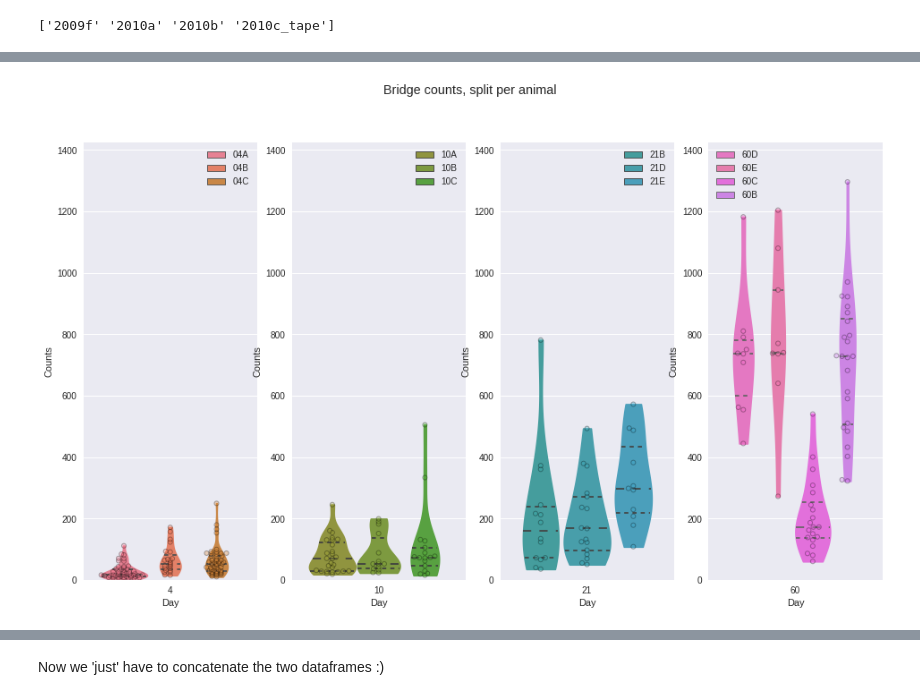
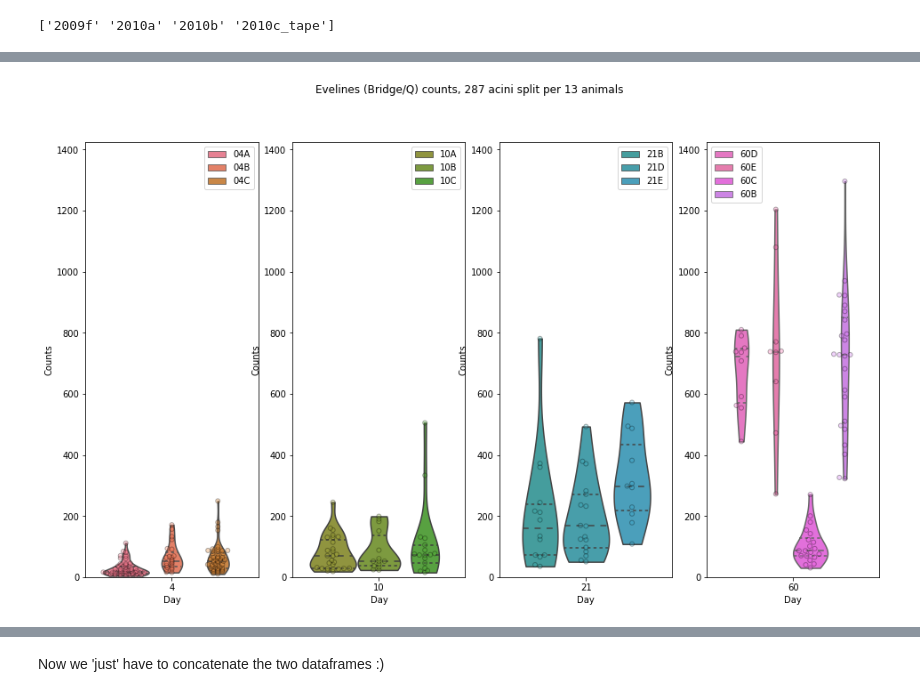
Before and after one commit to habi/acinar-analysis, a Jupyter notebook: Acinar and alveolar number.ipynb, the cells around one changed output, grey strips where cells are left out. Cells and saved outputs as stored; diff of their text form; code cells hidden in the pictures.

Commit message:
Correcting the counts of Eveline
Sometimes she counted every second frame, sometimes not

```diff
--- a/Acinar and alveolar number.ipynb
+++ b/Acinar and alveolar number.ipynb
@@ -130,4 +134,10 @@ Eveline.groupby(by=['Day', 'Animal'])['Counts'].describe()
 # %%
 # For D60, Eveline counted only half of the images, we thus double the 'counts'
-Eveline.loc[Eveline.Day == 60, 'Counts'] = 2 * Eveline['Counts']
+Eveline.loc[Eveline.Animal == '60B', 'Counts'] = 2 * Eveline['Counts']
+# For Animal 60C she counted *every* image, we thus don't double there!
+Eveline.loc[Eveline.Animal == '60D', 'Counts'] = 2 * Eveline['Counts']
+Eveline.loc[Eveline.Animal == '60E', 'Counts'] = 2 * Eveline['Counts']
+# For two acini (acinus 3 for 60D and acinus 12 for 60E) Eveline counted every image
+Eveline.loc[(Eveline.Animal == '60D') & (Eveline.Acinus == 3), 'Counts'] = 0.5 * Eveline['Counts']
+Eveline.loc[(Eveline.Animal == '60E') & (Eveline.Acinus == 12), 'Counts'] = 0.5 * Eveline['Counts']
 # The 'number of images' (read below) stays the same, since Eveline just skipped the images in STEPanizer!
@@ -151,0 +166,6 @@ Eveline.groupby(by=['Day', 'Animal'])['Counts'].describe()
+# %%
+# Describe counts
+for d in sorted(Eveline.Day.unique()):
+    print('Details of day %s' % d)
+    print(Eveline.loc[Eveline.Day == d].groupby(by=['Day', 'Animal'])['Counts'].describe())
+    print(80 *'-')
@@ -151,0 +190,4 @@ Eveline.groupby(by=['Day', 'Animal'])['Counts'].describe()
+# %%
+# What's the mean count for the days?
+for d in sorted(Eveline.Day.unique()):
+    print('The mean count (alveolar number) at day %02s is %6.2f' % (d, Eveline.loc[Eveline.Day == d]['Counts'].mean()))
@@ -246,8 +312,10 @@ We are loading all the data from /run/user/1000/gvfs/smb-share:server=anatera4,s
 # Filename to save the data, with included git hash for versioning purposes...
 OutputName_Volumes = 'VolumesFromDisk_' + get_git_hash() + '.pkl'
 # %%
-# Use the *newest* VolumesFromDisk file, even if it's from another git hash
-OutputName_Volumes = max(glob.iglob('VolumesFromDisk*.pkl'), key=os.path.getctime)
+useoldvolumefile = True
+if useoldvolumefile:
+    # Use the *newest* VolumesFromDisk file, even if it's from another git hash
+    OutputName_Volumes = max(glob.iglob('VolumesFromDisk*.pkl'), key=os.path.getctime)
 # %%
 if get_git_hash() != os.path.splitext(OutputName_Volumes.split('_')[1])[0]:
     print('Hash is not the same as OutputName_Volumes!')
@@ -387,15 +467,16 @@ plt.show()
 # %%
 for c, d in enumerate(sorted(pandas.unique(Eveline.Day))):
     plt.subplot(1, len(pandas.unique(Eveline.Day)), c + 1)
     bxplt = seaborn.violinplot(data=Eveline.loc[Eveline.Day == d], x='Day', y='Counts',
                                hue='Animal', palette=ourpalette, cut=0, inner='quartiles')
     swrmplt = seaborn.swarmplot(data=Eveline.loc[Eveline.Day == d], x='Day', y='Counts', hue='Animal',
                                 split=True, linewidth=1, palette=ourpalette, edgecolor='k', alpha=0.309)
     handles, labels = plt.gca().get_legend_handles_labels()
     plt.ylim([0, 1.1*Eveline.Counts.max()])
     bxplt.legend(handles[:len(handles)//2], labels[:len(labels)//2])
-plt.suptitle('Bridge counts, split per animal')
-plt.savefig(os.path.join(imgdir, 'counts_day.png'), bbox_inches='tight')
+plt.suptitle('Evelines (Bridge/Q) counts, %s acini split per %s animals' % (len(Eveline),
+                                                                            len(pandas.unique(Eveline.Animal))))
+plt.savefig(os.path.join(imgdir, 'counts_day-eveline.png'), bbox_inches='tight')
 plt.show()
 # %% [output]
-[figure, old version]
+[figure, new version]
```
Also changed, not shown: parts of 39 cells of this notebook.
